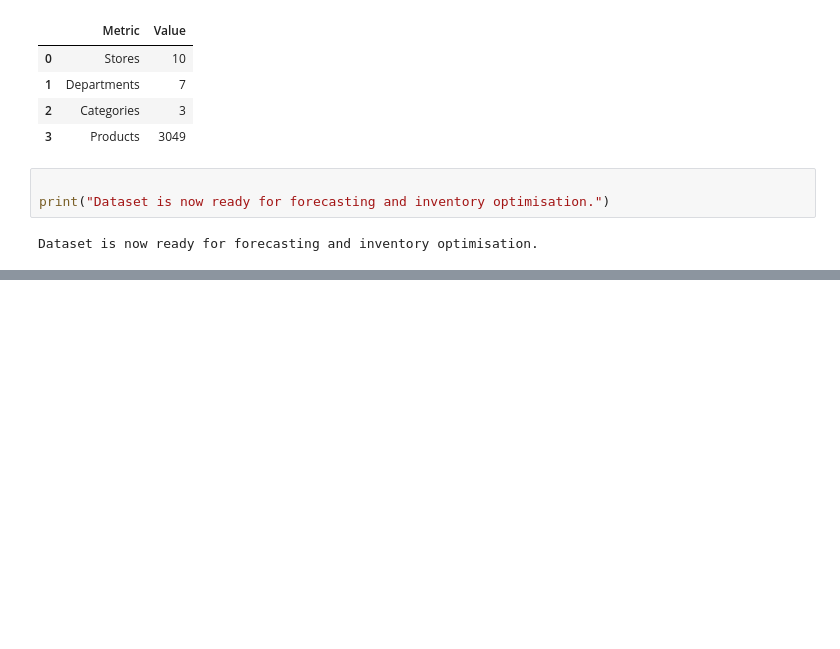
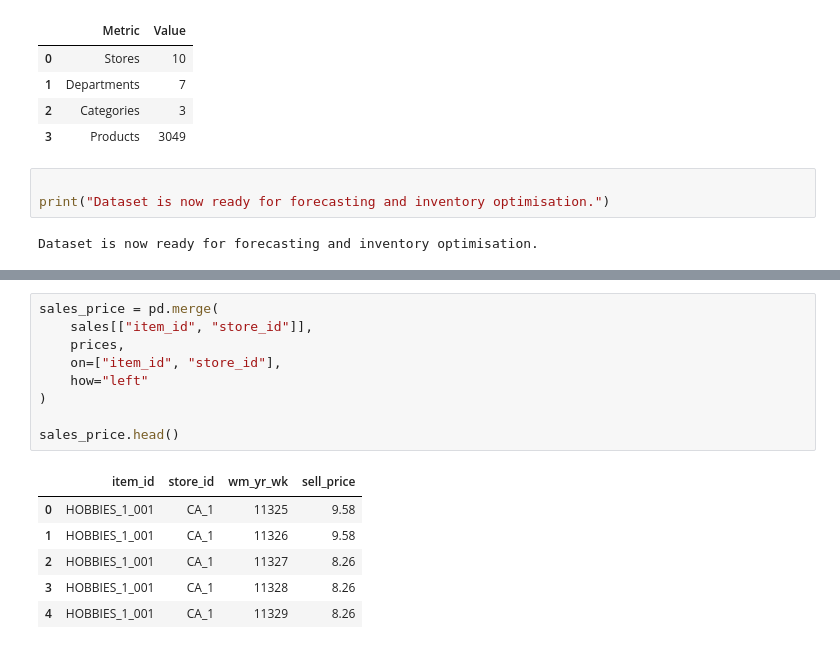
Before and after one commit to PoojaManjunath17/Retail-Demand-Forecasting, a Jupyter notebook: notebooks/Week1_Day1-Copy1.ipynb, the cells around one changed output, grey strips where cells are left out. Cells and saved outputs as stored; diff of their text form; blank space fills up the shorter version.

Commit message:
Week 2 Day 10 - Integrated sales and pricing datasets

```diff
--- a/notebooks/Week1_Day1-Copy1.ipynb
+++ b/notebooks/Week1_Day1-Copy1.ipynb
@@ -859,0 +906,16 @@ Dataset is now ready for forecasting and inventory optimisation.
+# %%
+sales_price = pd.merge(
+    sales[["item_id", "store_id"]],
+    prices,
+    on=["item_id", "store_id"],
+    how="left"
+)
+
+sales_price.head()
+# %% [output]
+|  | item_id | store_id | wm_yr_wk | sell_price |
+| 0 | HOBBIES_1_001 | CA_1 | 11325 | 9.58 |
+| 1 | HOBBIES_1_001 | CA_1 | 11326 | 9.58 |
+| 2 | HOBBIES_1_001 | CA_1 | 11327 | 8.26 |
+| 3 | HOBBIES_1_001 | CA_1 | 11328 | 8.26 |
+| 4 | HOBBIES_1_001 | CA_1 | 11329 | 8.26 |
```
Also changed, not shown: parts of 7 cells of this notebook.
